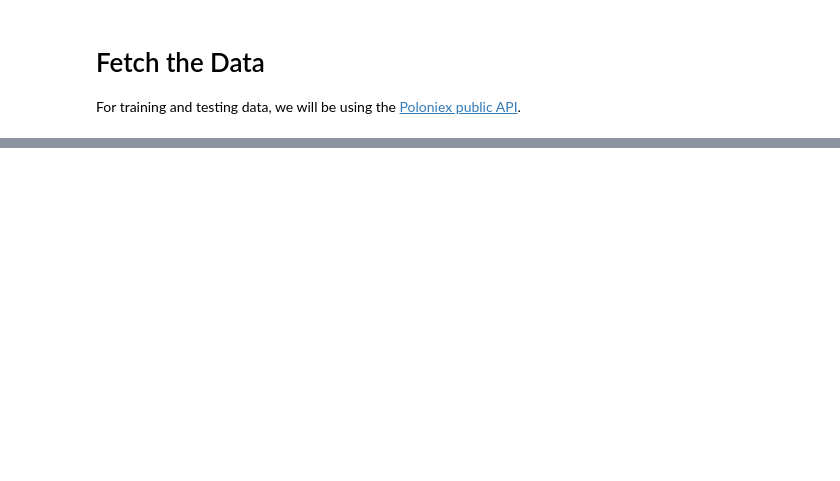
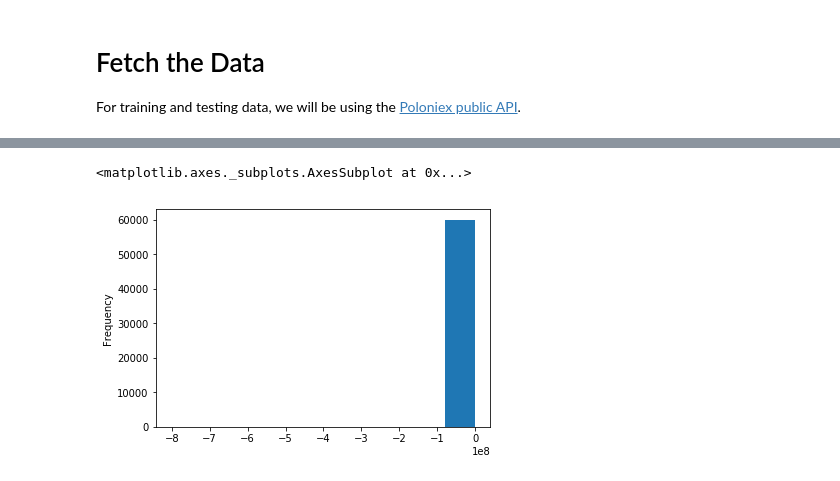
Before and after one commit to preslavrachev/pandas-ta, a Jupyter notebook: backtesting.ipynb, the cells around one changed output, grey strips where cells are left out. Cells and saved outputs as stored; diff of their text form; code cells hidden in the pictures; blank space fills up the shorter version.

```diff
--- a/backtesting.ipynb
+++ b/backtesting.ipynb
@@ -47,0 +55,5 @@ More to come soon...
+# %%
+df[df['stochk_14'] <= 100]['stochk_14'].plot.hist()
+# %% [output]
+<matplotlib.axes._subplots.AxesSubplot at 0x...>
+[figure, added]
```
Also changed, not shown: parts of 12 cells of this notebook.
